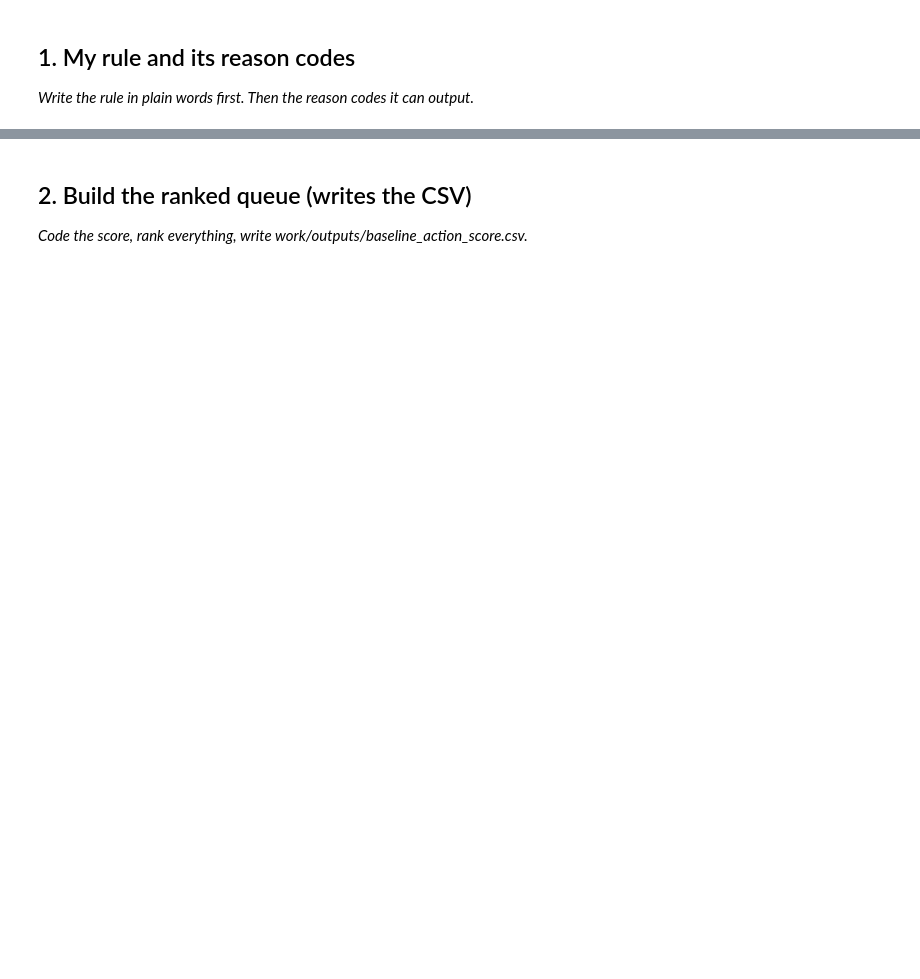
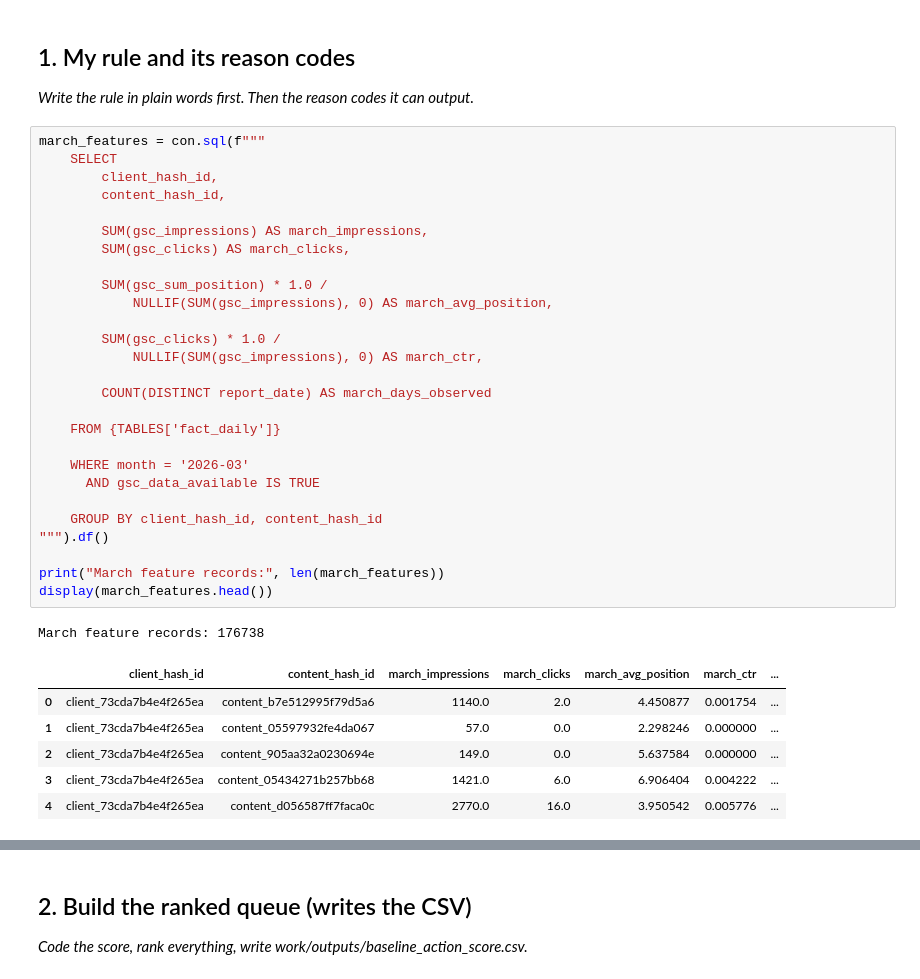
Before and after one commit to ndukwegodslove-del/FlyrankAI-MLinternship, a Jupyter notebook: work/notebooks/w04_baseline_score.ipynb, the cells around one changed output, grey strips where cells are left out. Drawn from its saved outputs; the diff is of its cells as text; blank space fills up the shorter version.

```diff
--- a/work/notebooks/w04_baseline_score.ipynb
+++ b/work/notebooks/w04_baseline_score.ipynb
@@ -10,3 +78,38 @@ This skeleton is yours to fill. Work the sections **in order** — each one has
 ## 1. My rule and its reason codes
 
 *Write the rule in plain words first. Then the reason codes it can output.*
+# %%
+march_features = con.sql(f"""
+    SELECT
+        client_hash_id,
+        content_hash_id,
+
+        SUM(gsc_impressions) AS march_impressions,
+        SUM(gsc_clicks) AS march_clicks,
+
+        SUM(gsc_sum_position) * 1.0 /
+            NULLIF(SUM(gsc_impressions), 0) AS march_avg_position,
+
+        SUM(gsc_clicks) * 1.0 /
+            NULLIF(SUM(gsc_impressions), 0) AS march_ctr,
+
+        COUNT(DISTINCT report_date) AS march_days_observed
+
+    FROM {TABLES['fact_daily']}
+
+    WHERE month = '2026-03'
+      AND gsc_data_available IS TRUE
+
+    GROUP BY client_hash_id, content_hash_id
+""").df()
+
+print("March feature records:", len(march_features))
+display(march_features.head())
+# %% [output]
+March feature records: 176738
+|  | client_hash_id | content_hash_id | march_impressions | march_clicks | march_avg_position | march_ctr | ... |
+| 0 | client_73cda7b4e4f265ea | content_b7e512995f79d5a6 | 1140.0 | 2.0 | 4.450877 | 0.001754 | ... |
+| 1 | client_73cda7b4e4f265ea | content_05597932fe4da067 | 57.0 | 0.0 | 2.298246 | 0.000000 | ... |
+| 2 | client_73cda7b4e4f265ea | content_905aa32a0230694e | 149.0 | 0.0 | 5.637584 | 0.000000 | ... |
+| 3 | client_73cda7b4e4f265ea | content_05434271b257bb68 | 1421.0 | 6.0 | 6.906404 | 0.004222 | ... |
+| 4 | client_73cda7b4e4f265ea | content_d056587ff7faca0c | 2770.0 | 16.0 | 3.950542 | 0.005776 | ... |
```
Also changed, not shown: parts of 25 cells of this notebook.
